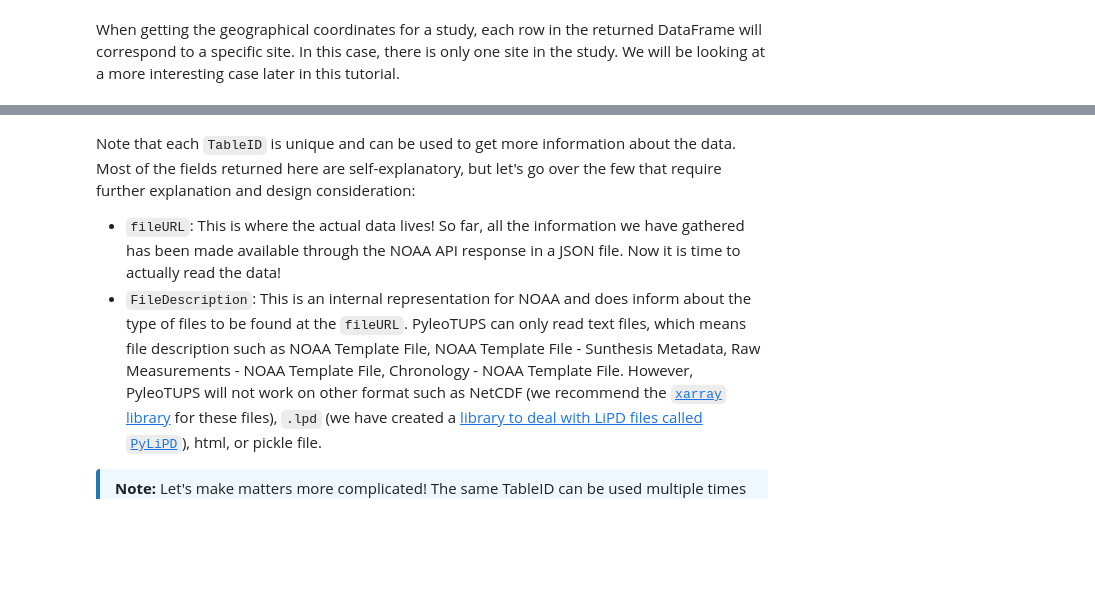
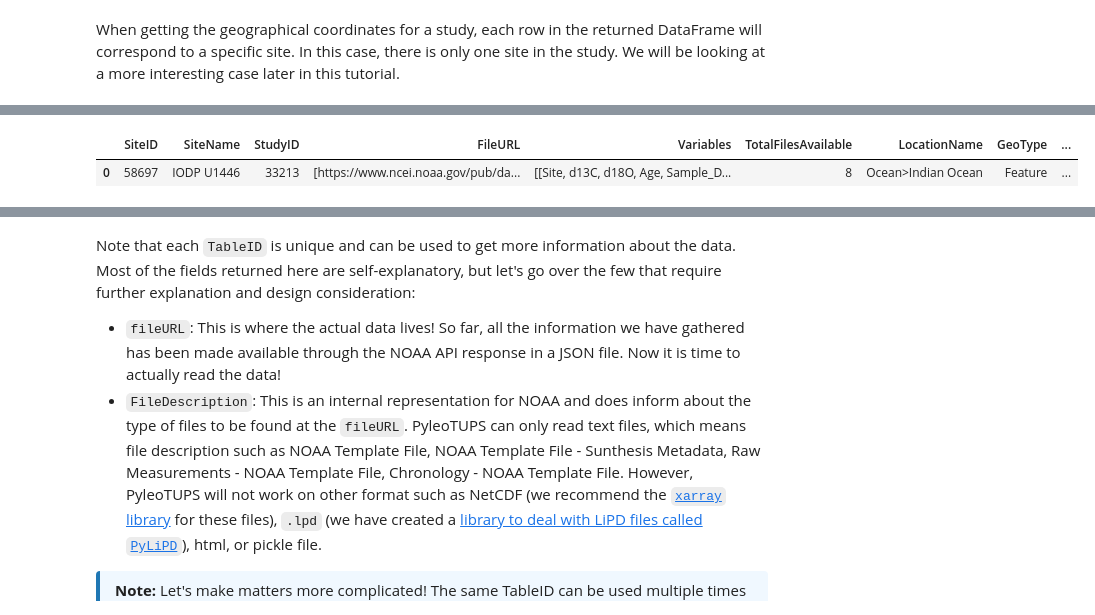
Before and after one commit to LinkedEarth/pyleotupsTutorials, a Jupyter notebook: notebooks/02_a_NOAAObject.ipynb, the cells around one changed output, grey strips where cells are left out. Saved outputs shown, nothing was run; the diff lists cells and outputs as text; code cells hidden in the pictures; blank space fills up the shorter version.

```diff
--- a/notebooks/02_a_NOAAObject.ipynb
+++ b/notebooks/02_a_NOAAObject.ipynb
@@ -130,3 +134,9 @@ The next step is to actually obtain the data tables present in the dataset:
+# %%
+df_sites = ds.get_sites()
+display(df_sites)
+# %% [output]
+|  | SiteID | SiteName | StudyID | FileURL | Variables | TotalFilesAvailable | LocationName | GeoType | ... |
+| 0 | 58697 | IODP U1446 | 33213 | [https://www.ncei.noaa.gov/pub/da... | [[Site, d13C, d18O, Age, Sample_D... | 8 | Ocean>Indian Ocean | Feature | ... |
 # %%
 df_tables = ds.get_tables()
 display(df_tables)
```
Also changed, not shown: parts of 15 cells of this notebook, 1 other file.
